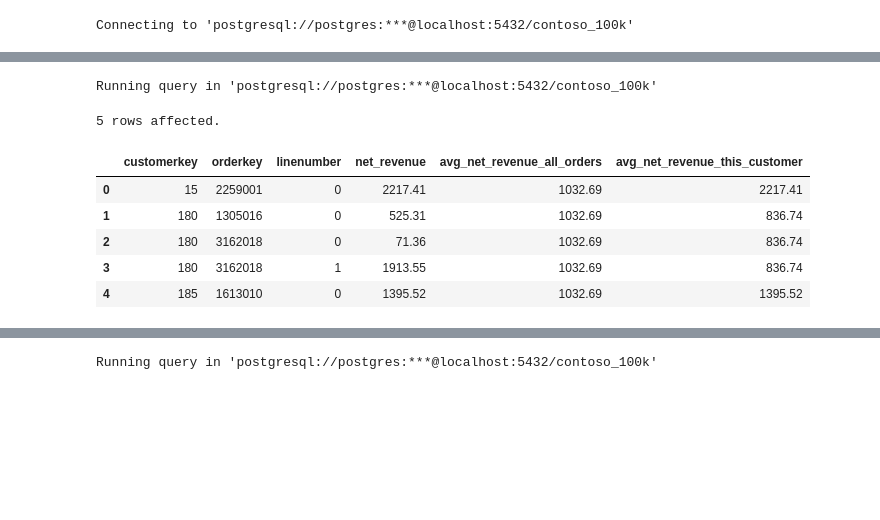
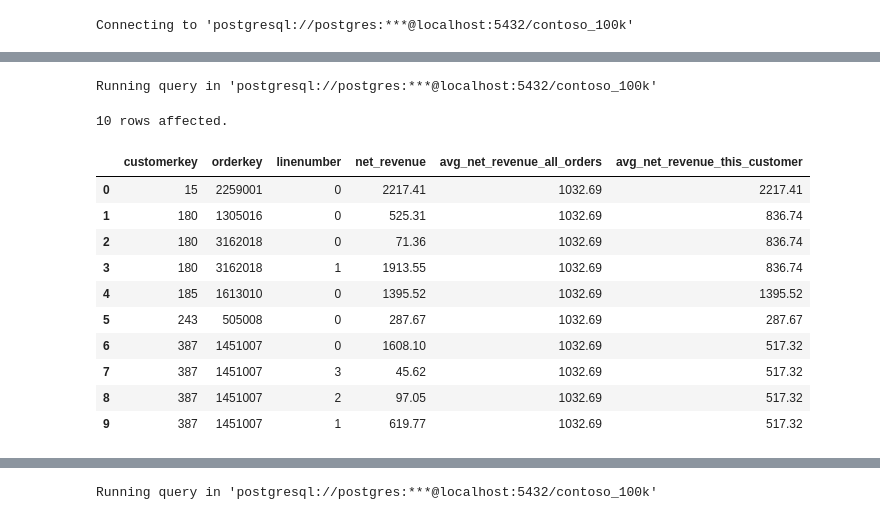
Before and after one commit to anshjw/data-analytics-learning, a Jupyter notebook: Int_SQL/3_Windows_Function/1_Syntax.ipynb, the cells around one changed output, grey strips where cells are left out. Cells and saved outputs as stored; diff of their text form; code cells hidden in the pictures; blank space fills up the shorter version.

```diff
--- a/Int_SQL/3_Windows_Function/1_Syntax.ipynb
+++ b/Int_SQL/3_Windows_Function/1_Syntax.ipynb
@@ -61,22 +84,29 @@ Connecting to 'postgresql://postgres:***@localhost:5432/contoso_100k'
 # %%
 %%sql
 
 SELECT
     customerkey,
     orderkey,
     linenumber,
-    (quantity * netprice * exchangerate) as net_revenue,
-    AVG(quantity * netprice * exchangerate) OVER() as avg_net_revenue_all_orders,
-    AVG(quantity * netprice * exchangerate) OVER(PARTITION BY customerkey) as avg_net_revenue_this_customer
-FROM sales
-ORDER BY customerkey
-LIMIT 5;
+    (quantity * netprice * exchangerate) AS net_revenue,
+    AVG(quantity * netprice * exchangerate) OVER() AS avg_net_revenue_all_orders,
+    AVG(quantity * netprice * exchangerate) OVER(PARTITION BY customerkey) AS avg_net_revenue_this_customer
+FROM
+    sales
+ORDER BY
+    customerkey
+LIMIT 10;
 # %% [output]
 Running query in 'postgresql://postgres:***@localhost:5432/contoso_100k'
-5 rows affected.
+10 rows affected.
 |  | customerkey | orderkey | linenumber | net_revenue | avg_net_revenue_all_orders | avg_net_revenue_this_customer |
 | 0 | 15 | 2259001 | 0 | 2217.41 | 1032.69 | 2217.41 |
 | 1 | 180 | 1305016 | 0 | 525.31 | 1032.69 | 836.74 |
 | 2 | 180 | 3162018 | 0 | 71.36 | 1032.69 | 836.74 |
 | 3 | 180 | 3162018 | 1 | 1913.55 | 1032.69 | 836.74 |
 | 4 | 185 | 1613010 | 0 | 1395.52 | 1032.69 | 1395.52 |
+| 5 | 243 | 505008 | 0 | 287.67 | 1032.69 | 287.67 |
+| 6 | 387 | 1451007 | 0 | 1608.10 | 1032.69 | 517.32 |
+| 7 | 387 | 1451007 | 3 | 45.62 | 1032.69 | 517.32 |
+| 8 | 387 | 1451007 | 2 | 97.05 | 1032.69 | 517.32 |
+| 9 | 387 | 1451007 | 1 | 619.77 | 1032.69 | 517.32 |
```
Also changed, not shown: parts of 26 cells of this notebook.
